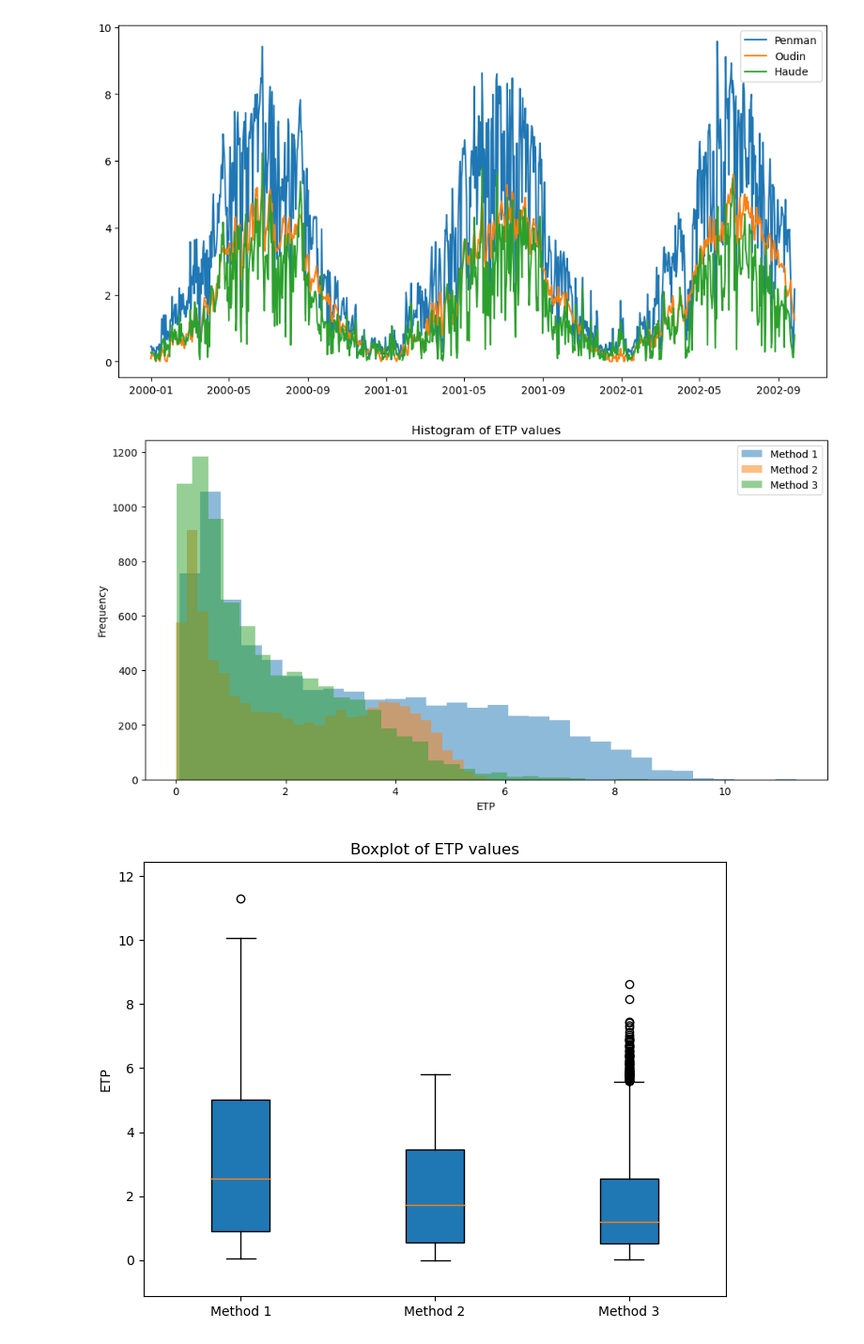
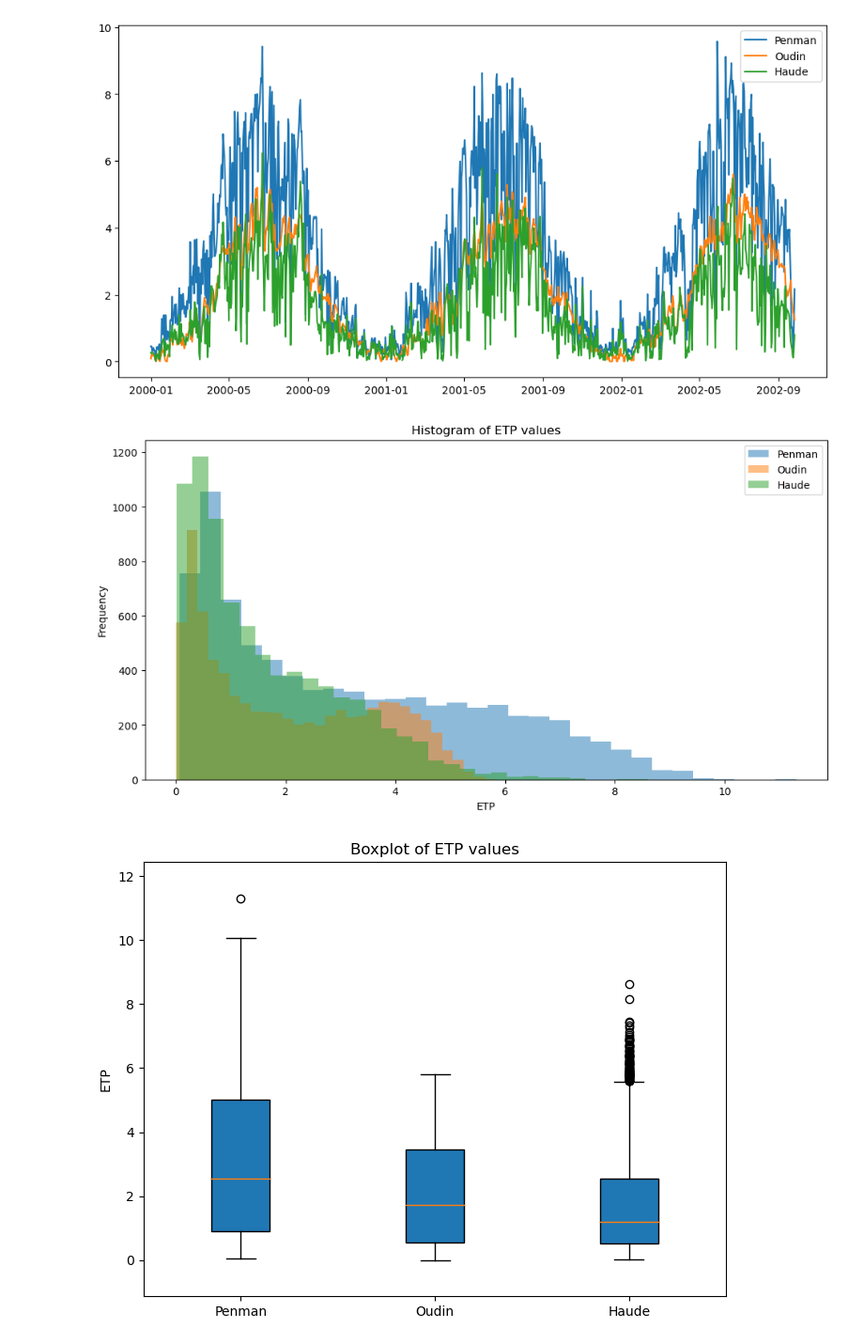
Before and after one commit to matthias1996/evap_py, a Jupyter notebook: notebooks/pyet_3m.ipynb, the cells around one changed output. Shown: that part at 94% size. Drawn from its saved outputs; the diff is of its cells as text; code cells hidden in the pictures.

```diff
--- a/notebooks/pyet_3m.ipynb
+++ b/notebooks/pyet_3m.ipynb
@@ -5,7 +5,7 @@ import matplotlib.pyplot as plt
 import pyet as pyet
 # %%
 #read data
-data_16412 = pd.read_csv('penman/klima_daily.csv', index_col=1, parse_dates=True)
+data_16412 = pd.read_csv('../data/klima_daily.csv', index_col=1, parse_dates=True)
 data_16412
 # %% [output]
 |  | station | strahl | rel | t | tmax | tmin | vv |
@@ -63,43 +63,43 @@ pyet_oudin = pyet_oudin.dropna()
 # %%
 # 1. Histogram
 plt.figure(figsize=(12, 6))
-plt.hist(pyet_penman, bins=30, alpha=0.5, label='Method 1')
-plt.hist(pyet_oudin, bins=30, alpha=0.5, label='Method 2')
-plt.hist(pyet_haude, bins=30, alpha=0.5, label='Method 3')
+plt.hist(pyet_penman, bins=30, alpha=0.5, label='Penman')
+plt.hist(pyet_oudin, bins=30, alpha=0.5, label='Oudin')
+plt.hist(pyet_haude, bins=30, alpha=0.5, label='Haude')
 plt.title('Histogram of ETP values')
 plt.xlabel('ETP')
 plt.ylabel('Frequency')
 plt.legend(loc='upper right')
 plt.show()
 
 # 2. Boxplot
 data = [pyet_penman.values, pyet_oudin.values, pyet_haude.values]
 plt.figure(figsize=(8, 6))
-plt.boxplot(data, vert=True, patch_artist=True, labels=['Method 1', 'Method 2', 'Method 3'])
+plt.boxplot(data, vert=True, patch_artist=True, labels=['Penman', 'Oudin', 'Haude'])
 plt.title('Boxplot of ETP values')
 plt.ylabel('ETP')
 
 # Set y-axis limits for better visualization
 min_val = min(pyet_penman.min(), pyet_oudin.min(), pyet_haude.min())
 max_val = max(pyet_penman.max(), pyet_oudin.max(), pyet_haude.max())
 plt.ylim(min_val - 0.1*(max_val - min_val), max_val + 0.1*(max_val - min_val))
 
 plt.show()
 
 # 3. Cumulative ETP
 cumulative_etp1 = pyet_penman.cumsum()
 cumulative_etp2 = pyet_oudin.cumsum()
 cumulative_etp3 = pyet_haude.cumsum()
 
 plt.figure(figsize=(12, 6))
-plt.plot(cumulative_etp1.index, cumulative_etp1.values, label='Method 1', color='blue')
-plt.plot(cumulative_etp2.index, cumulative_etp2.values, label='Method 2', color='green')
-plt.plot(cumulative_etp3.index, cumulative_etp3.values, label='Method 3', color='red')
+plt.plot(cumulative_etp1.index, cumulative_etp1.values, label='Penman', color='blue')
+plt.plot(cumulative_etp2.index, cumulative_etp2.values, label='Oudin', color='green')
+plt.plot(cumulative_etp3.index, cumulative_etp3.values, label='Haude', color='red')
 plt.title('Cumulative ETP over Time')
 plt.xlabel('Date')
 plt.ylabel('Cumulative ETP')
 plt.legend(loc='upper left')
 plt.show()
 # %% [output]
-[figure, old version]
+[figure, new version]
-[figure, old version]
+[figure, new version]
```
Also changed, not shown: parts of 3 cells of this notebook, 4 other files.
